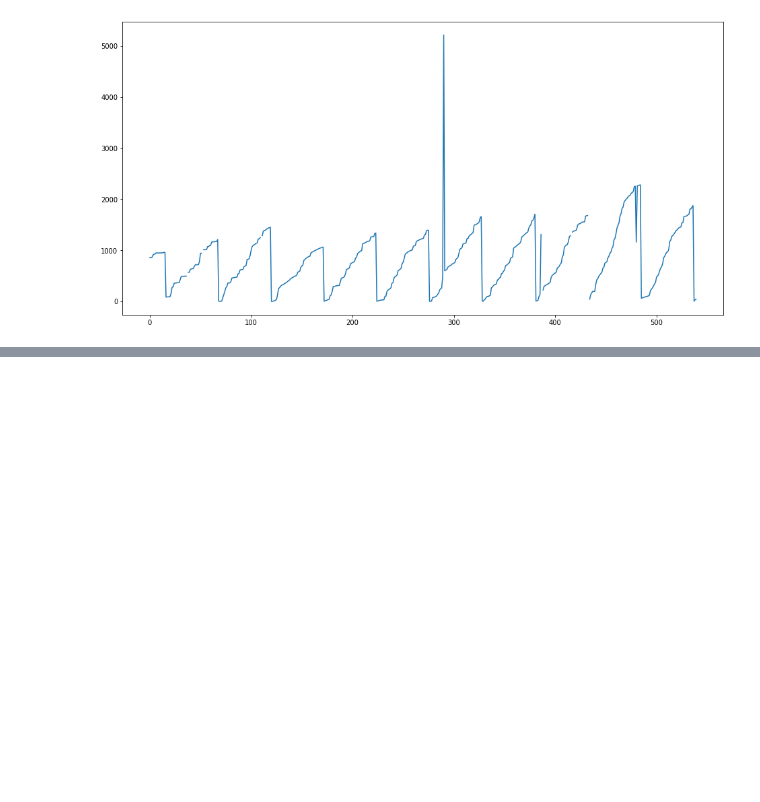
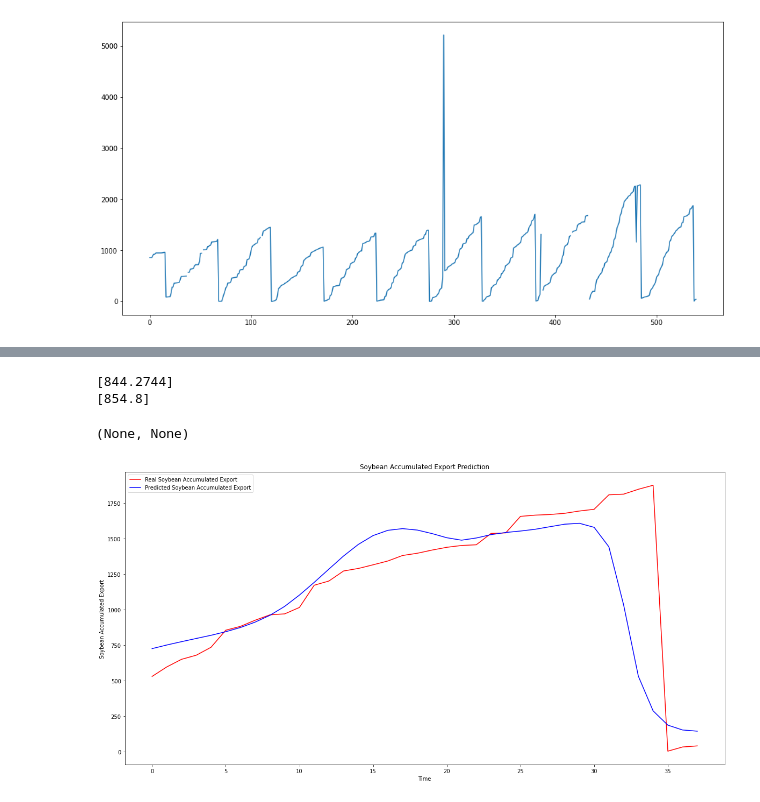
Before and after one commit to ulwanfaqih/Portofolio, a Jupyter notebook: Model_Prediksi_Dari_Data_Ekspor_Kacang_Kedelai_dengan_Metode_Long_Short_Term_Memory.ipynb, the cells around one changed output, grey strips where cells are left out. Saved outputs shown, nothing was run; the diff lists cells and outputs as text; code cells hidden in the pictures; blank space fills up the shorter version.

```diff
--- a/Model_Prediksi_Dari_Data_Ekspor_Kacang_Kedelai_dengan_Metode_Long_Short_Term_Memory.ipynb
+++ b/Model_Prediksi_Dari_Data_Ekspor_Kacang_Kedelai_dengan_Metode_Long_Short_Term_Memory.ipynb
@@ -186,0 +283,2 @@ train_data, valid_data
+# %%
+train_data=train_data.reshape(-1,1)
@@ -186,0 +402,2 @@ train_data, valid_data
+# %%
+model.fit(x_train,y_train, batch_size=64, epochs=50,verbose=2)
@@ -186,0 +435,2 @@ train_data, valid_data
+# %%
+valid_data = valid_data.reshape(-1,1)
@@ -186,0 +457,30 @@ train_data, valid_data
+# %%
+# Getting predicted accumulated soybean export at 2016
+
+#concatination
+data_total = data_ekspor['AELast']
+
+#stock prices of previous 90 days for each day of 2016
+inputs = data_total[len(data_total)-len(valid_data)-90:].values
+
+# reshape (convert into numpy array)
+inputs = inputs.reshape(-1,1)
+
+#feature scaling
+inputs = sc.transform(inputs)
+
+#creating a test set
+
+x_test = []
+for i in range(90,128):
+  x_test.append(inputs[i-90:i,0])
+
+# convert in numpy array
+x_test = np.array(x_test)
+
+# convert in 3D (required to process)
+x_test = np.reshape(x_test,(x_test.shape[0], x_test.shape[1],1))
+
+# getting predicted stock prices
+predicted_accumulated_export = model.predict(x_test)
+predicted_accumulated_export = sc.inverse_transform(predicted_accumulated_export)
@@ -186,0 +507,17 @@ train_data, valid_data
+# %%
+print(predicted_accumulated_export[5]), print(valid_data[5])
+# %% [output]
+[844.2744]
+[854.8]
+(None, None)
+# %%
+# Visualising the results
+plt.plot(valid_data, color='red', label = 'Real Soybean Accumulated Export')
+plt.plot(predicted_accumulated_export, color='blue', label = 'Predicted Soybean Accumulated Export')
+plt.title('Soybean Accumulated Export Prediction')
+plt.xlabel('Time')
+plt.ylabel('Soybean Accumulated Export')
+plt.legend()
+plt.show()
+# %% [output]
+[figure, added]
```
Also changed, not shown: parts of 51 cells of this notebook.
